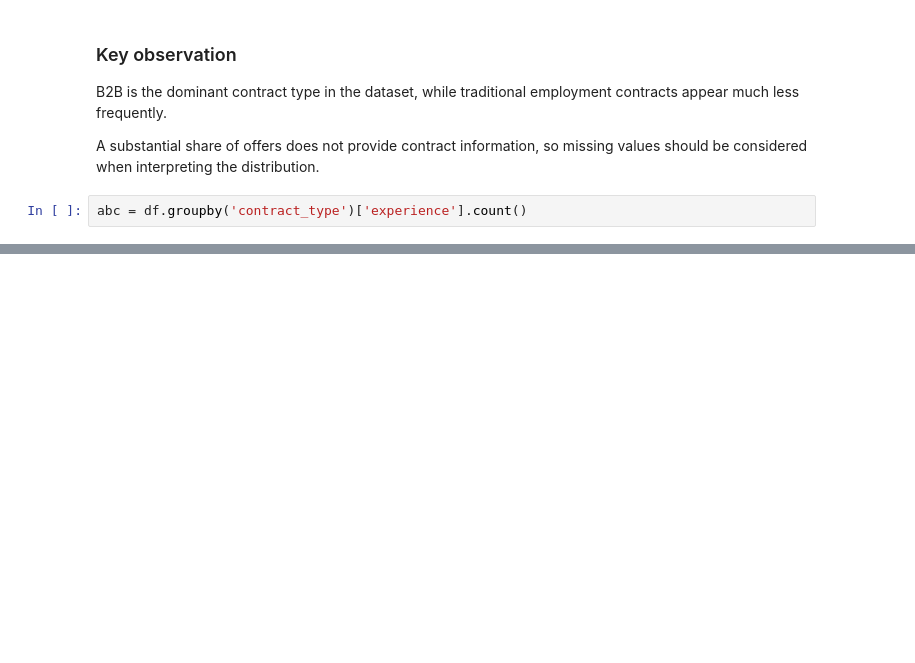
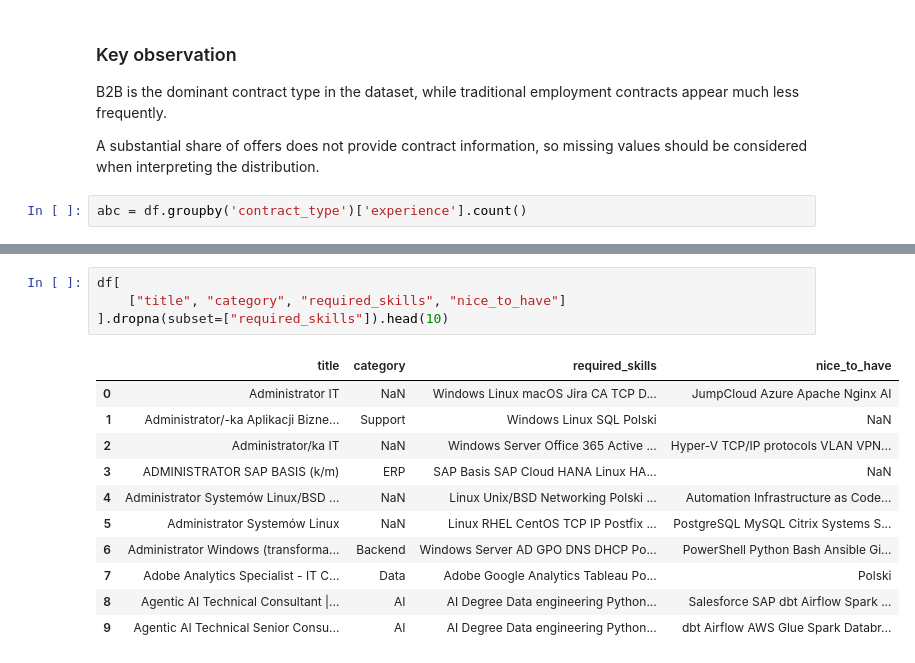
Before and after one commit to MateuszWojno/job_market_intelligence, a Jupyter notebook: notebooks/eda.ipynb, the cells around one changed output, grey strips where cells are left out. Cells and saved outputs as stored; diff of their text form; blank space fills up the shorter version.

```diff
--- a/notebooks/eda.ipynb
+++ b/notebooks/eda.ipynb
@@ -800,0 +826,16 @@ fig.show()
+# %%
+df[
+    ["title", "category", "required_skills", "nice_to_have"]
+].dropna(subset=["required_skills"]).head(10)
+# %% [output]
+|  | title | category | required_skills | nice_to_have |
+| 0 | Administrator IT | NaN | Windows Linux macOS Jira CA TCP D... | JumpCloud Azure Apache Nginx AI |
+| 1 | Administrator/-ka Aplikacji Bizne... | Support | Windows Linux SQL Polski | NaN |
+| 2 | Administrator/ka IT | NaN | Windows Server Office 365 Active ... | Hyper-V TCP/IP protocols VLAN VPN... |
+| 3 | ADMINISTRATOR SAP BASIS (k/m) | ERP | SAP Basis SAP Cloud HANA Linux HA... | NaN |
+| 4 | Administrator Systemów Linux/BSD ... | NaN | Linux Unix/BSD Networking Polski ... | Automation Infrastructure as Code... |
+| 5 | Administrator Systemów Linux | NaN | Linux RHEL CentOS TCP IP Postfix ... | PostgreSQL MySQL Citrix Systems S... |
+| 6 | Administrator Windows (transforma... | Backend | Windows Server AD GPO DNS DHCP Po... | PowerShell Python Bash Ansible Gi... |
+| 7 | Adobe Analytics Specialist - IT C... | Data | Adobe Google Analytics Tableau Po... | Polski |
+| 8 | Agentic AI Technical Consultant |... | AI | AI Degree Data engineering Python... | Salesforce SAP dbt Airflow Spark ... |
+| 9 | Agentic AI Technical Senior Consu... | AI | AI Degree Data engineering Python... | dbt Airflow AWS Glue Spark Databr... |
```
Also changed, not shown: parts of 53 cells of this notebook.
